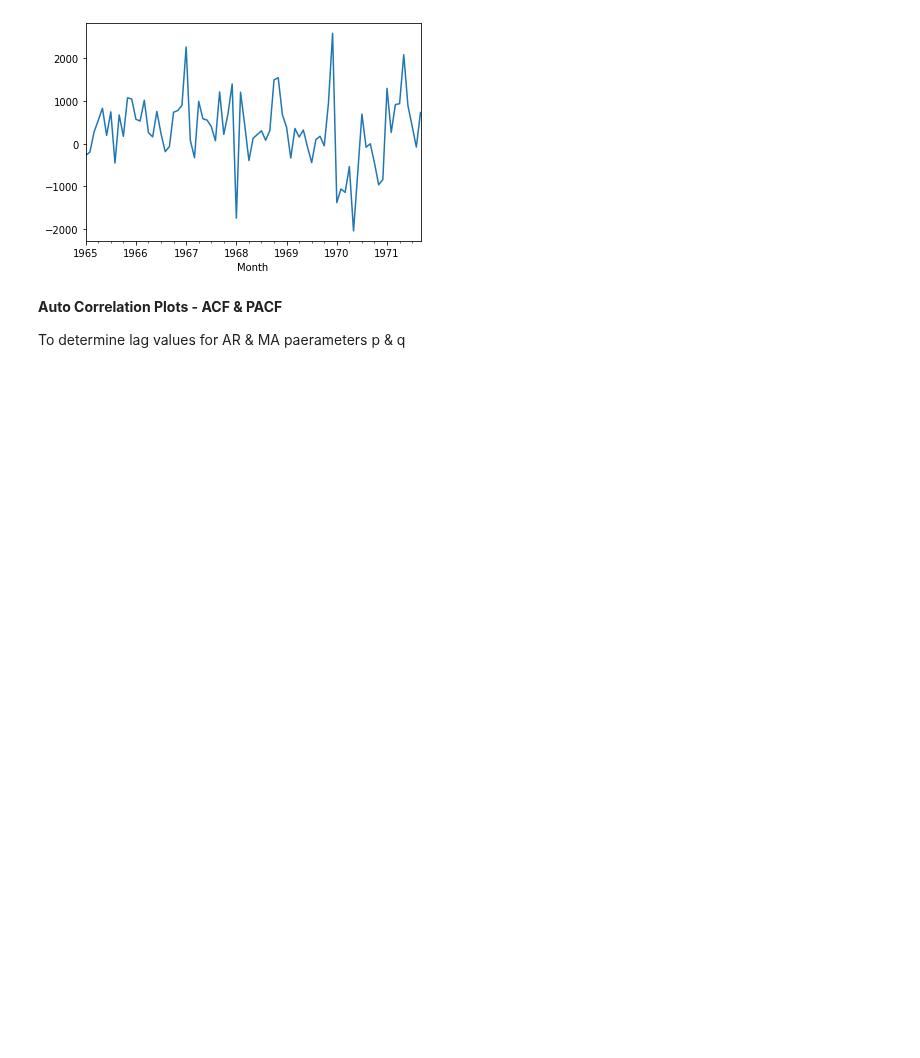
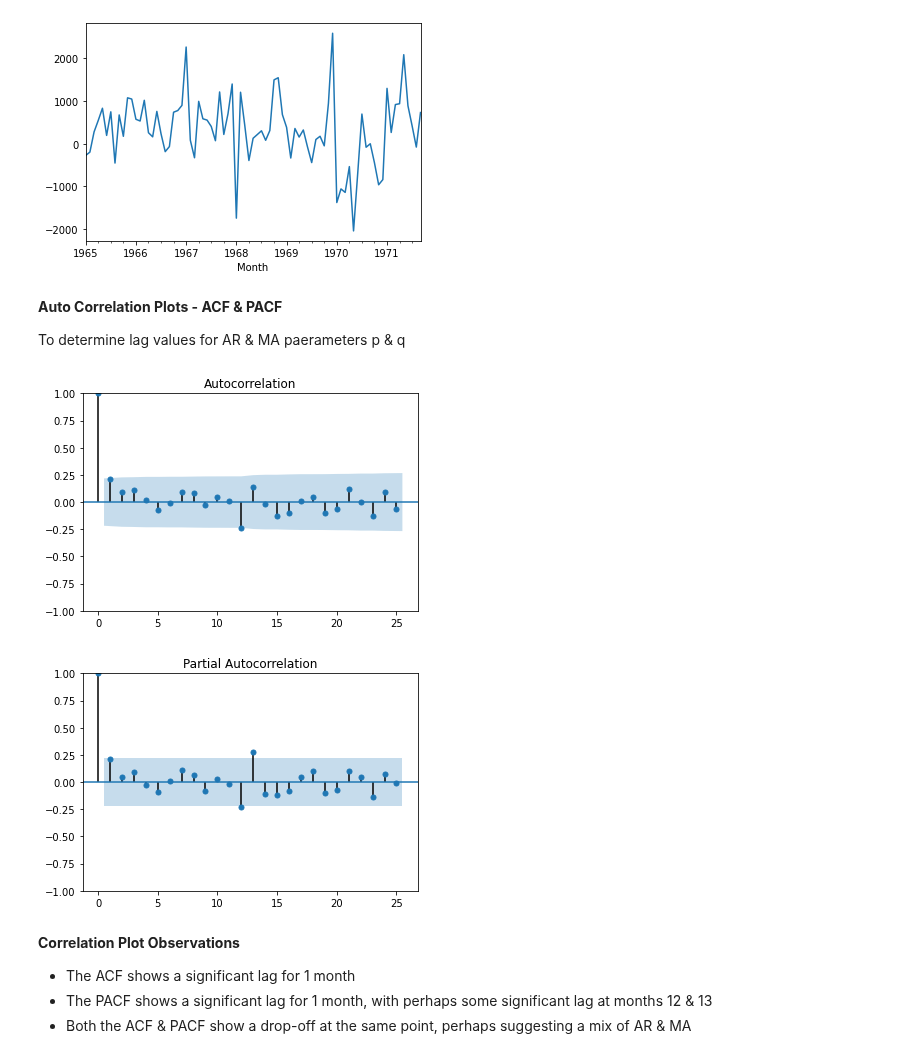
Before and after one commit to kenneth-craig/academyPub, a Jupyter notebook: ARIMA-Monthly-Champagne-Sales.ipynb, the cells around one changed output. Cells and saved outputs as stored; diff of their text form; code cells hidden in the pictures; blank space fills up the shorter version.

```diff
--- a/ARIMA-Monthly-Champagne-Sales.ipynb
+++ b/ARIMA-Monthly-Champagne-Sales.ipynb
@@ -317,7 +317,25 @@ To determine lag values for AR & MA paerameters p & q
 # %%
 import pandas as pd
 from statsmodels.graphics.tsaplots import plot_acf
 from statsmodels.graphics.tsaplots import plot_pacf
 from matplotlib import pyplot
 
+# load data
 series = pd.read_csv('stationary.csv', header=0, index_col=0, parse_dates=True, squeeze=True)
+plot_acf(series, lags=25)
+pyplot.show()
+plot_pacf(series, lags=25, method='ywm')
+pyplot.show()
+
+# Correlation Plot Observations
+# The ACF shows a significant lag for 1 month
+# The PACF shows a significant lag for 1 month, with perhaps some significant lag at months 12 & 13
+# Both the ACF & PACF show a drop-off at the same point, perhaps suggesting a mix of AR & MA
+# %% [output]
+[figure, added]
+[figure, added]
+# %% [markdown]
+**Correlation Plot Observations**
+- The ACF shows a significant lag for 1 month
+- The PACF shows a significant lag for 1 month, with perhaps some significant lag at months 12 & 13
+- Both the ACF & PACF show a drop-off at the same point, perhaps suggesting a mix of AR & MA
```
Also changed, not shown: parts of 3 cells of this notebook.
